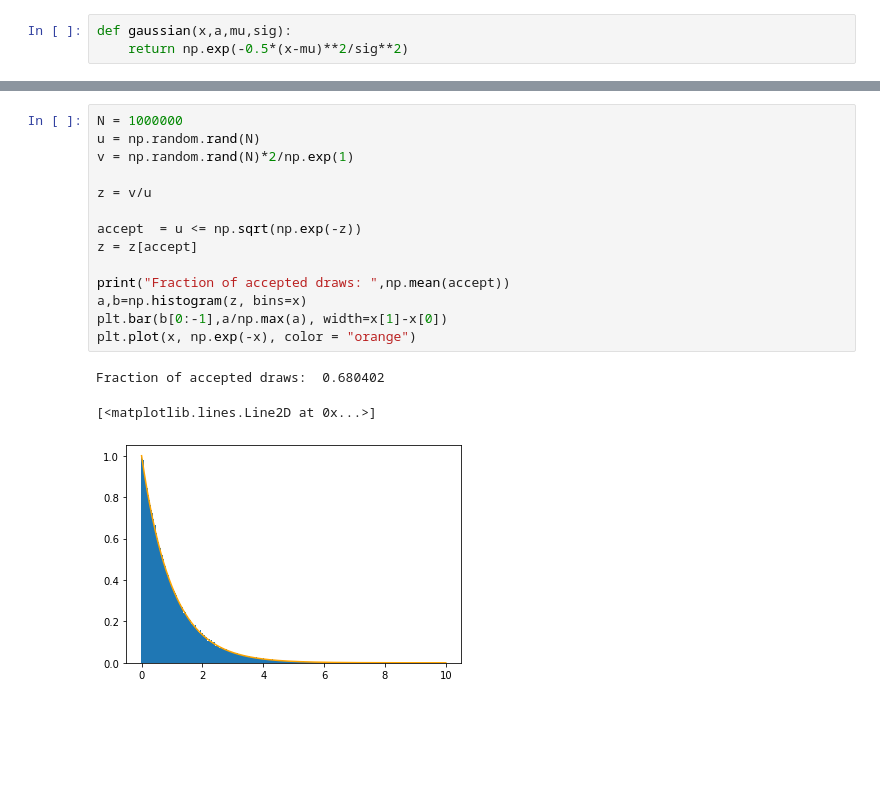
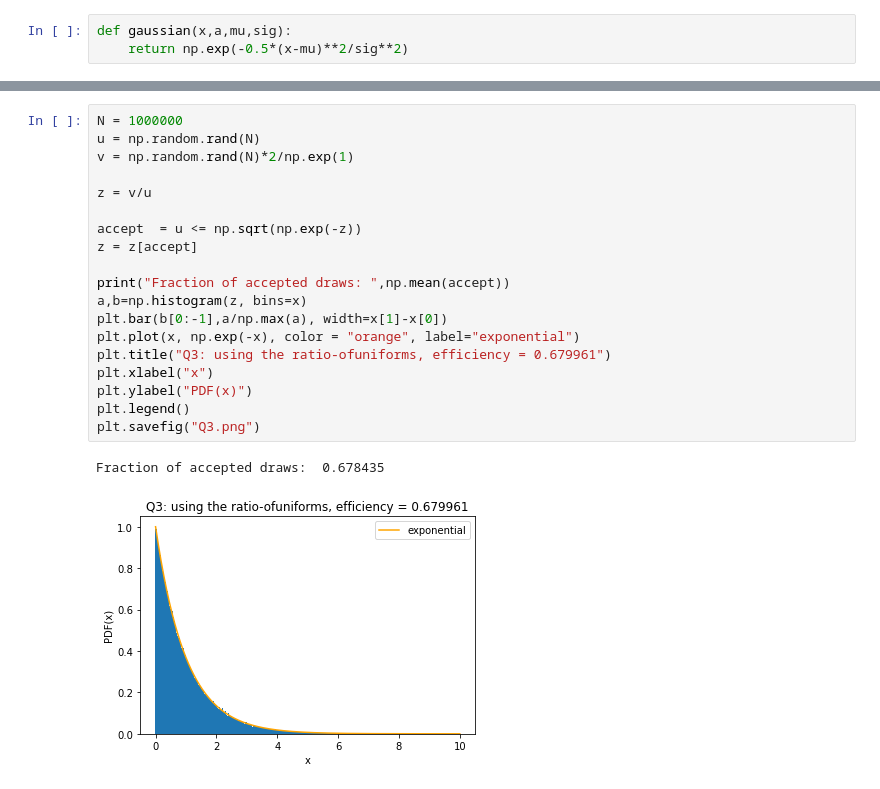
Before and after one commit to n-desjardins/phys512-2022, a Jupyter notebook: PSET7/pset7_notebook.ipynb, the cells around one changed output, grey strips where cells are left out. Saved outputs shown, nothing was run; the diff lists cells and outputs as text; blank space fills up the shorter version.

```diff
--- a/PSET7/pset7_notebook.ipynb
+++ b/PSET7/pset7_notebook.ipynb
@@ -55,18 +104,22 @@ Fraction of accepted draws:  0.6794998526843474
 # %%
 N = 1000000
 u = np.random.rand(N)
 v = np.random.rand(N)*2/np.exp(1)
 
 z = v/u
 
 accept  = u <= np.sqrt(np.exp(-z))
 z = z[accept]
 
 print("Fraction of accepted draws: ",np.mean(accept))
 a,b=np.histogram(z, bins=x)
 plt.bar(b[0:-1],a/np.max(a), width=x[1]-x[0])
-plt.plot(x, np.exp(-x), color = "orange")
+plt.plot(x, np.exp(-x), color = "orange", label="exponential")
+plt.title("Q3: using the ratio-ofuniforms, efficiency = 0.679961")
+plt.xlabel("x")
+plt.ylabel("PDF(x)")
+plt.legend()
+plt.savefig("Q3.png")
 # %% [output]
-Fraction of accepted draws:  0.680402
+Fraction of accepted draws:  0.678435
-[<matplotlib.lines.Line2D at 0x...>]
-[figure, old version]
+[figure, new version]
```
Also changed, not shown: parts of 15 cells of this notebook.
